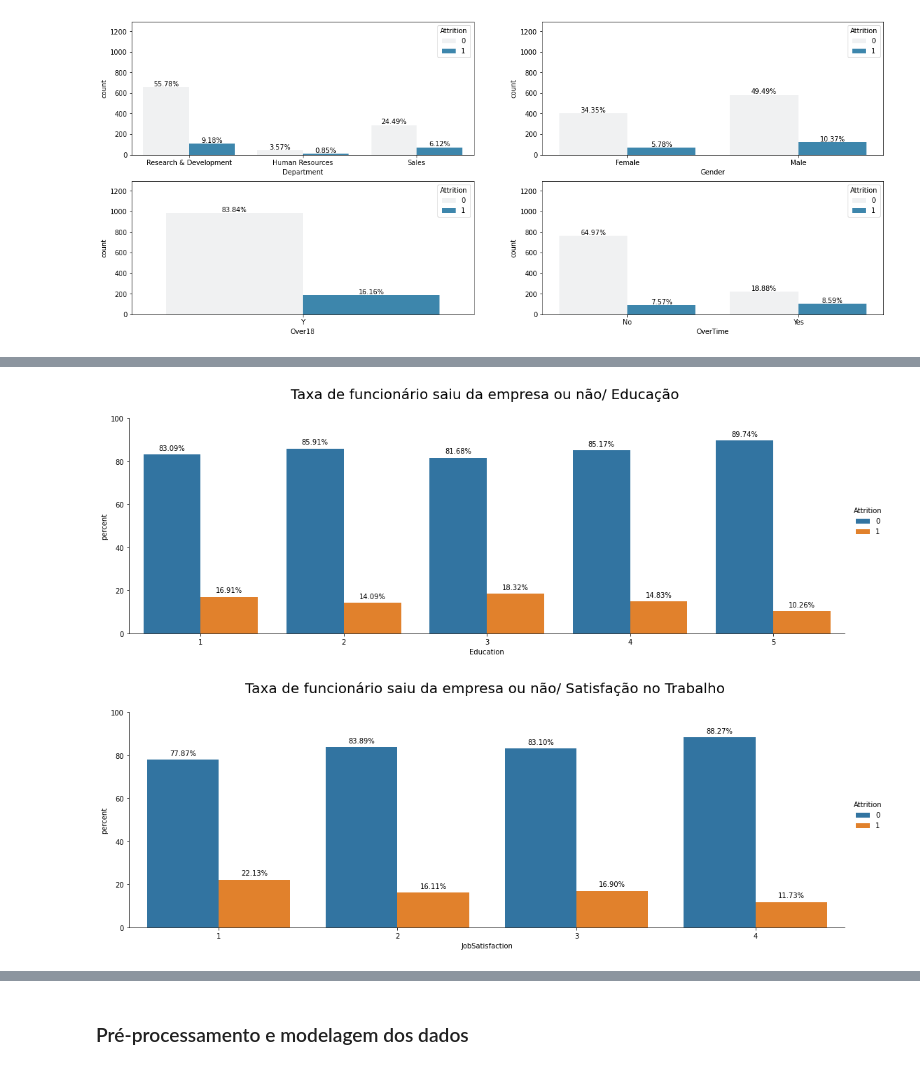
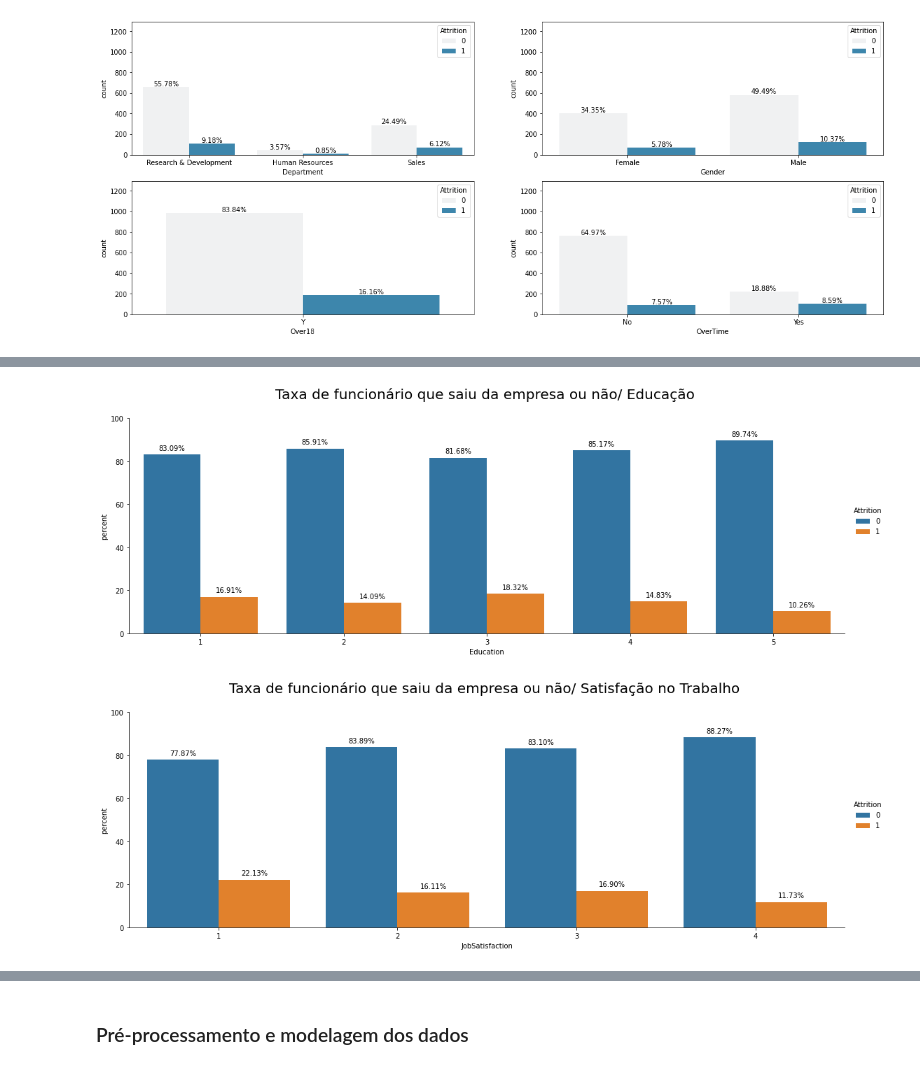
Before and after one commit to RodrigoTito/Desistencia-de-Funcionario, a Jupyter notebook: Data_Sprint_56_Desistencia_de_Funcionario.ipynb, the cells around one changed output, grey strips where cells are left out. Drawn from its saved outputs; the diff is of its cells as text; code cells hidden in the pictures.

```diff
--- a/Data_Sprint_56_Desistencia_de_Funcionario.ipynb
+++ b/Data_Sprint_56_Desistencia_de_Funcionario.ipynb
@@ -309,23 +309,23 @@ plt.show()
 # %%
 df1 = train.groupby('Education')['Attrition'].value_counts(normalize=True)*100
 df1 = df1.rename('percent').reset_index().sort_values(by=['percent'], ascending = True)
 
 g = sns.catplot(x='Education',y='percent',hue='Attrition',kind='bar',data=df1, height=5,aspect = 3,palette="tab10")
 grafico_com_porcentagem_1(g)
-plt.title('Taxa de funcionário saiu da empresa ou não/ Educação \n', fontsize=20)
+plt.title('Taxa de funcionário que saiu da empresa ou não/ Educação \n', fontsize=20)
 plt.show()
 # %% [output]
-[figure, old version]
+[figure, new version]
 # %%
 df1 = train.groupby('JobSatisfaction')['Attrition'].value_counts(normalize=True)*100
 df1 = df1.rename('percent').reset_index().sort_values(by=['percent'], ascending = True)
 
 g = sns.catplot(x='JobSatisfaction',y='percent',hue='Attrition',kind='bar',data=df1, height=5,aspect = 3,palette="tab10")
 grafico_com_porcentagem_1(g)
-plt.title('Taxa de funcionário saiu da empresa ou não/ Satisfação no Trabalho \n', fontsize=20)
+plt.title('Taxa de funcionário que saiu da empresa ou não/ Satisfação no Trabalho \n', fontsize=20)
 plt.show()
 # %% [output]
-[figure, old version]
+[figure, new version]
 # %%
 plt.figure(figsize=(12,8))
 sns.scatterplot(data=train, x= 'TotalWorkingYears', y="MonthlyIncome", hue="Attrition")
```
Also changed, not shown: parts of 7 cells of this notebook.
